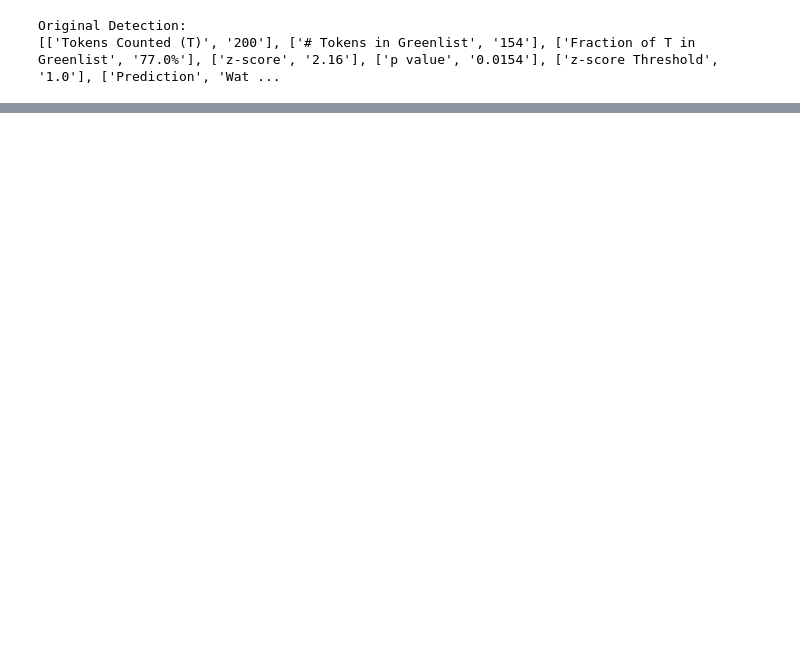
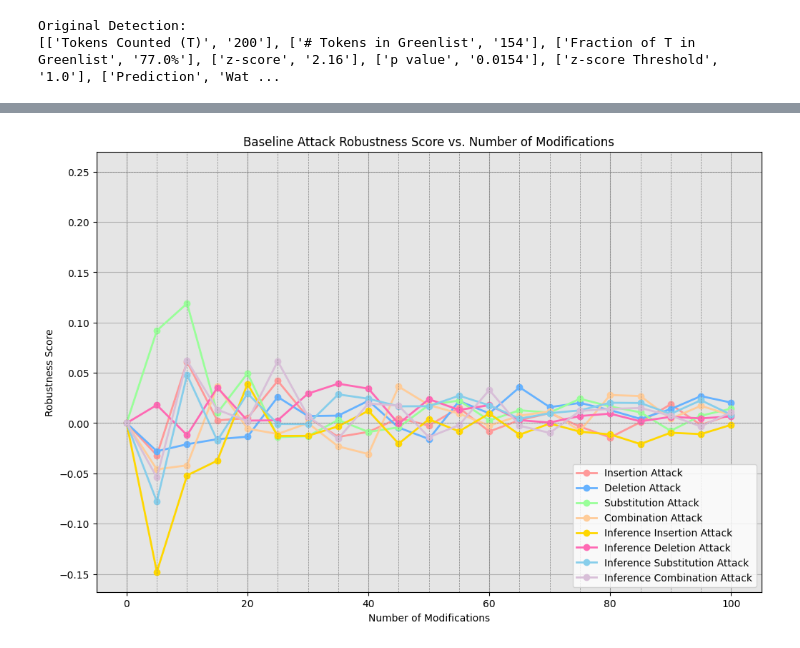
Before and after one commit to ANCP2021/Topic-Based-LLM-Watermarks, a Jupyter notebook: eval/eval.ipynb, the cells around one changed output, grey strips where cells are left out. Saved outputs shown, nothing was run; the diff lists cells and outputs as text; code cells hidden in the pictures; blank space fills up the shorter version.

```diff
--- a/eval/eval.ipynb
+++ b/eval/eval.ipynb
@@ -169,0 +189,30 @@ detection finished
+# %%
+plt.figure(figsize=(12, 8))
+colors = [
+    '#FF9999', '#66B2FF', '#99FF99', '#FFCC99',
+    '#FFD700', '#FF69B4', '#87CEEB', '#D8BFD8'
+]
+
+for i, (attack_type, scores) in enumerate(robustness_scores.items()):
+    plt.plot(n_modifications, scores,
+             label=f'{attack_type.replace("_", " ").title()} Attack',
+             color=colors[i % len(colors)],
+             marker='o',
+             linewidth=2,
+             markersize=6)
+
+plt.title('Baseline Attack Robustness Score vs. Number of Modifications')
+plt.xlabel('Number of Modifications')
+plt.ylabel('Robustness Score')
+plt.legend()
+plt.grid(True)
+
+for x in np.arange(min(n_modifications), max(n_modifications) + 1, 5):
+    plt.axvline(x=x, color='grey', linestyle='--', linewidth=0.5)
+for y in np.arange(0, max(max(scores) for scores in robustness_scores.values()) + 0.25, 0.25):
+    plt.axhline(y=y, color='grey', linestyle='--', linewidth=0.5)
+rect = plt.Rectangle((0, 0), 1, 1, color='grey', alpha=0.2, transform=plt.gca().transAxes, zorder=-1)
+plt.gca().add_patch(rect)
+plt.show()
+# %% [output]
+[figure, added]
```
Also changed, not shown: parts of 17 cells of this notebook, 1 other file.
